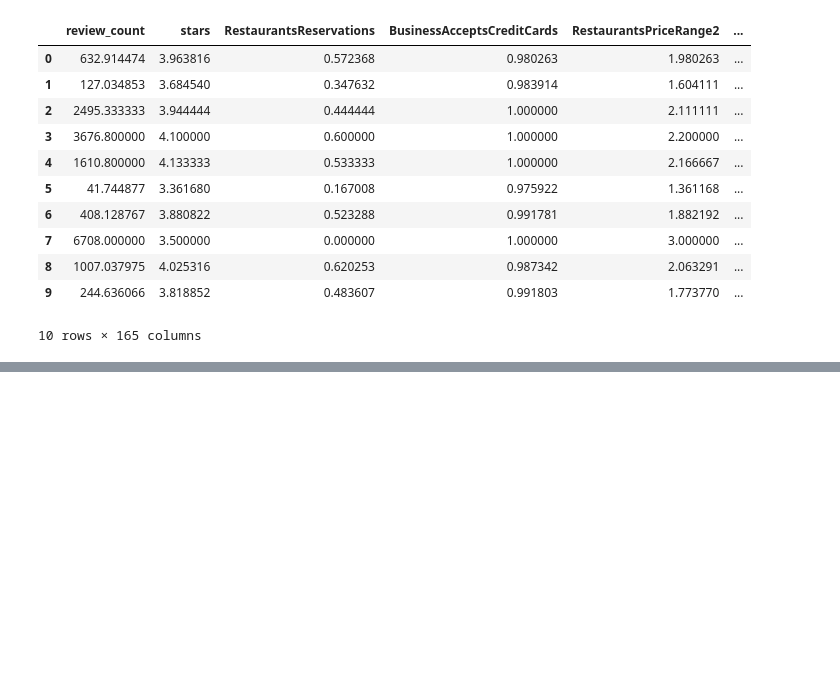
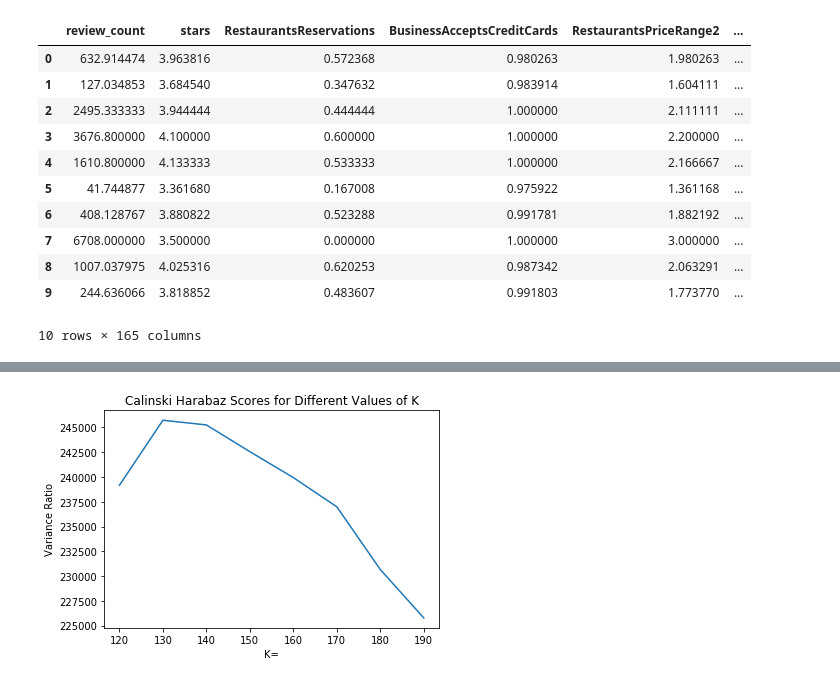
Before and after one commit to rvent/Event-Planner-Project, a Jupyter notebook: rima_wip.ipynb, the cells around one changed output, grey strips where cells are left out. Cells and saved outputs as stored; diff of their text form; code cells hidden in the pictures; blank space fills up the shorter version.

```diff
--- a/rima_wip.ipynb
+++ b/rima_wip.ipynb
@@ -481,0 +511,47 @@ pd.DataFrame(k_means.cluster_centers_, columns = X.columns)
+# %%
+
+k_means_5 = KMeans(n_clusters=5).fit(X)
+k_means_50 = KMeans(n_clusters=50).fit(X)
+k_means_100 = KMeans(n_clusters=100).fit(X)
+k_means_150 = KMeans(n_clusters=150).fit(X)
+k_means_200 = KMeans(n_clusters=200).fit(X)
+k_means_120 = KMeans(n_clusters=120).fit(X)
+k_means_130 = KMeans(n_clusters=130).fit(X)
+k_means_140 = KMeans(n_clusters=140).fit(X)
+k_means_150 = KMeans(n_clusters=150).fit(X)
+k_means_160 = KMeans(n_clusters=160).fit(X)
+k_means_170 = KMeans(n_clusters=170).fit(X)
+k_means_180 = KMeans(n_clusters=180).fit(X)
+k_means_190 = KMeans(n_clusters=190).fit(X)
+
+
+k_list = [k_means_16,k_means_19,k_means_22,k_means_25,k_means_30]
+
+
+CH_score = []
+for ls in k_list:
+    labels = ls.labels_
+    CH_score.append(calinski_harabaz_score(X,labels))
+# %%
+k_list2 = [k_means_120,
+k_means_130 ,
+k_means_140 ,
+k_means_150 ,
+k_means_160 ,
+k_means_170 ,
+k_means_180 ,
+k_means_190 ]
+
+CH_score = []
+for ls in k_list2:
+    labels = ls.labels_
+    CH_score.append(calinski_harabaz_score(X,labels))
+# %%
+plt.plot([120,130,140,150,160,170,180,190], CH_score)
+plt.xticks([120,130,140,150,160,170,180,190])
+plt.title("Calinski Harabaz Scores for Different Values of K")
+plt.ylabel("Variance Ratio")
+plt.xlabel("K=")
+plt.show()
+# %% [output]
+[figure, added]
```
Also changed, not shown: parts of 35 cells of this notebook.
